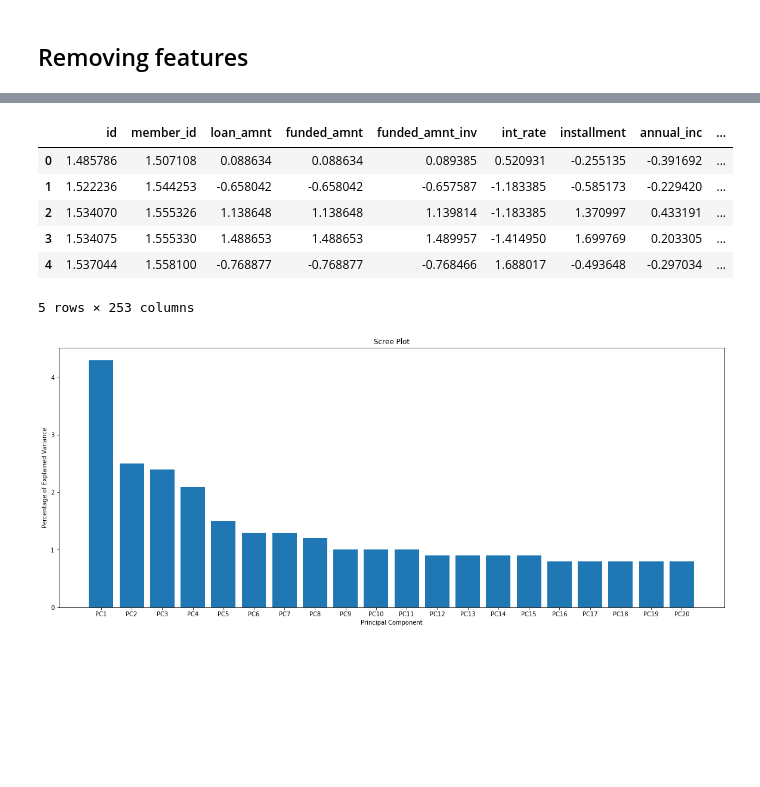
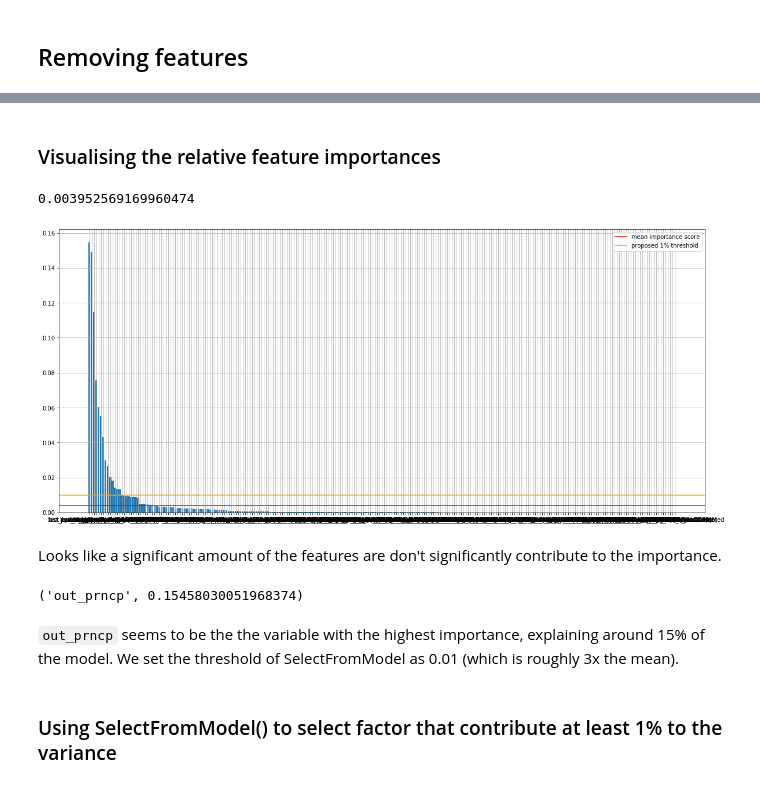
Before and after one commit to chanvarma/chanvarma-thinkful, a Jupyter notebook: others/24.6-random-forest-drill.ipynb, the cells around one changed output, grey strips where cells are left out. Cells and saved outputs as stored; diff of their text form; code cells hidden in the pictures; blank space fills up the shorter version.

```diff
--- a/others/24.6-random-forest-drill.ipynb
+++ b/others/24.6-random-forest-drill.ipynb
@@ -222,16 +226,0 @@ We start by looking at the correlation between the features to highly correlated
-# %%
-from sklearn.decomposition import PCA
-from sklearn.preprocessing import StandardScaler
-
-scaler = StandardScaler()
-
-X_ft = pd.DataFrame(data = scaler.fit_transform(X), columns = X.columns)
-X_ft.head()
-# %% [output]
-|  | id | member_id | loan_amnt | funded_amnt | funded_amnt_inv | int_rate | installment | annual_inc | ... |
-| 0 | 1.485786 | 1.507108 | 0.088634 | 0.088634 | 0.089385 | 0.520931 | -0.255135 | -0.391692 | ... |
-| 1 | 1.522236 | 1.544253 | -0.658042 | -0.658042 | -0.657587 | -1.183385 | -0.585173 | -0.229420 | ... |
-| 2 | 1.534070 | 1.555326 | 1.138648 | 1.138648 | 1.139814 | -1.183385 | 1.370997 | 0.433191 | ... |
-| 3 | 1.534075 | 1.555330 | 1.488653 | 1.488653 | 1.489957 | -1.414950 | 1.699769 | 0.203305 | ... |
-| 4 | 1.537044 | 1.558100 | -0.768877 | -0.768877 | -0.768466 | 1.688017 | -0.493648 | -0.297034 | ... |
-5 rows × 253 columns
@@ -242,19 +227,29 @@ pca_data = pca.transform(X_ft) # get PCA coordinates for scaled_data
-# %%
-#########################
-#
-# Draw a scree plot and a PCA plot
-#
-#########################
-
-#The following code constructs the Scree plot
-per_var = np.round(pca.explained_variance_ratio_* 100, decimals=1)
-labels = ['PC' + str(x) for x in range(1, len(per_var)+1)]
-
-plt.figure(figsize=(20, 8))
-plt.bar(x=range(1,len(per_var)+1), height=per_var, tick_label=labels)
-plt.ylabel('Percentage of Explained Variance')
-plt.xlabel('Principal Component')
-plt.title('Scree Plot')
-plt.show()
-# %% [output]
-[figure, removed]
+# %% [markdown]
+### Visualising the relative feature importances
+# %%
+feat_imps = dict(zip(X.columns, rfc.feature_importances_))
+feat_imps_sorted = {k: v for k, v in sorted(feat_imps.items(), key=lambda item: item[1], reverse=True)}
+
+np.mean(list(feat_imps.values()))
+# %% [output]
+0.003952569169960474
+# %%
+plt.figure(figsize=(20, 9))
+plt.bar(x = feat_imps_sorted.keys(), height=feat_imps_sorted.values())
+plt.grid()
+plt.axhline(y = np.mean(list(feat_imps.values())), color = 'red', label = 'mean importance score')
+plt.axhline(y = 0.01, color = 'orange', label = 'proposed 1% threshold')
+plt.legend()
+plt.show()
+# %% [output]
+[figure, added]
+# %% [markdown]
+Looks like a significant amount of the features are don't significantly contribute to the importance.
+# %%
+max(feat_imps, key=feat_imps.get), feat_imps[max(feat_imps, key=feat_imps.get)]
+# %% [output]
+('out_prncp', 0.15458030051968374)
+# %% [markdown]
+`out_prncp` seems to be the the variable with the highest importance, explaining around 15% of the model. We set the threshold of SelectFromModel as 0.01 (which is roughly 3x the mean).
+# %% [markdown]
+### Using SelectFromModel() to select factor that contribute at least 1% to the variance
```
Also changed, not shown: parts of 18 cells of this notebook.
